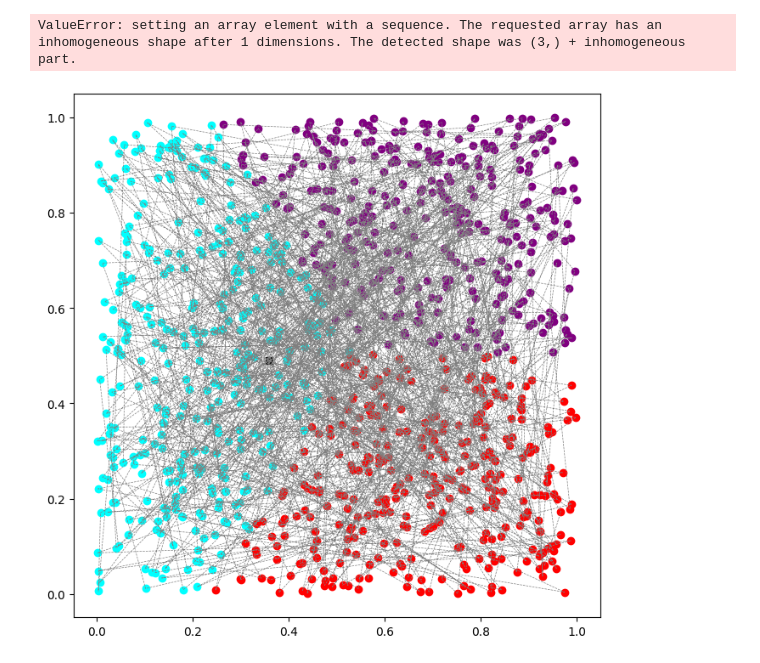
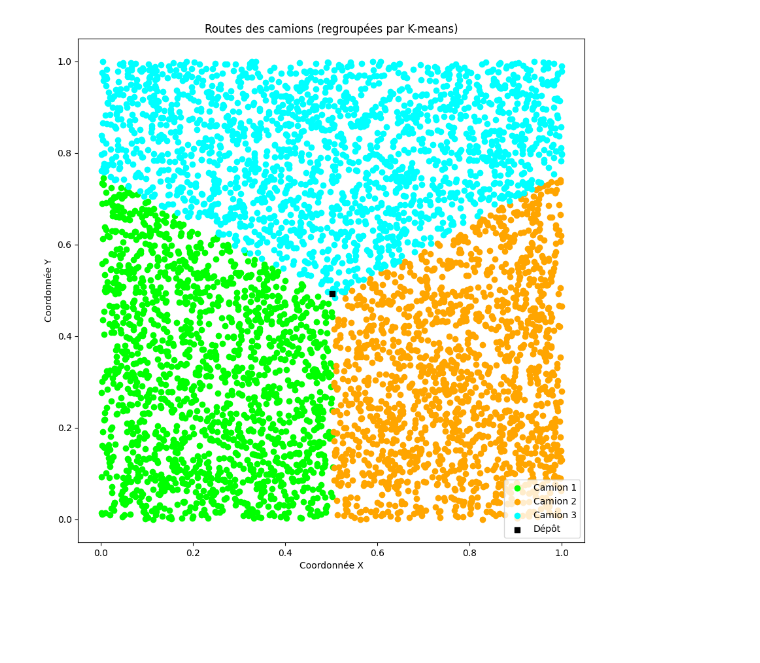
Before and after one commit to TheotimeC/VehicleRoutingProblem-ACO-GA, a Jupyter notebook: ACO.ipynb, the cells around one changed output. Cells and saved outputs as stored; diff of their text form; code cells hidden in the pictures; blank space fills up the shorter version.

Commit message:
Graph

```diff
--- a/ACO.ipynb
+++ b/ACO.ipynb
@@ -3,7 +3,7 @@ import random
 import matplotlib.pyplot as plt
 import numpy as np
 
-num_villes = 1000
+num_villes = 5000
 num_clients = num_villes - 1  # Exclure le dépôt
 
 def generate_weighted_adjacency_matrix(n):
@@ -223,17 +192,31 @@ AttributeError: 'numpy.ndarray' object has no attribute 'items'
 # %%
-import random
 import matplotlib.pyplot as plt
 import numpy as np
 from sklearn.cluster import KMeans
 
 # Définition des couleurs pour chaque camion
-colors = ['red', 'purple', 'cyan', 'c', 'm', 'y', 'k']
+colors = ['lime', 'orange', 'cyan', 'lime', 'yellow', 'orange', 'pink']
 
 # Génération de coordonnées aléatoires pour chaque ville
 coord_villes = np.random.rand(num_villes, 2)
 
+# Création des clusters pour chaque route de camion
+clusters = [[] for _ in range(num_camions)]
+
+for i, route in enumerate(camions_routes):
+    cluster = clusters[i]
+    for ville in route:
+        coord = coord_villes[ville]
+        cluster.append(coord)
+
+# Coordonnées des centres de chaque cluster
+cluster_centers = [np.mean(cluster, axis=0) for cluster in clusters]
+
+# Coordonnées du dépôt initial (centre des centres)
+depot_coord = np.mean(cluster_centers, axis=0)
+
 # Concaténation des coordonnées des points pour l'algorithme K-means
-points = np.array([coord_villes[point] for route in camions_routes for point in route[1:-1]])
+points = np.concatenate(clusters)
 
 # Nombre de clusters (basé sur le nombre de camions)
 num_clusters = num_camions
@@ -242,46 +225,34 @@ num_clusters = num_camions
 kmeans = KMeans(n_clusters=num_clusters, random_state=0)
 labels = kmeans.fit_predict(points)
 
 # Création du graphique
-plt.figure(figsize=(8, 8))
+plt.figure(figsize=(10, 10))
 
 # Parcours des points par label de cluster
 for label in range(num_clusters):
     # Filtre des points pour le cluster actuel
     cluster_points = points[labels == label]
 
     # Récupération des coordonnées x et y pour chaque point
     x = cluster_points[:, 0]
     y = cluster_points[:, 1]
 
     # Tracé des points avec une couleur aléatoire pour chaque cluster
     color = colors[label]
-    plt.scatter(x, y, color=color, label=f'Cluster {label + 1}')
+    plt.scatter(x, y, color=color, label=f'Camion {label + 1}')
 
 # Ajout du dépôt initial
-plt.scatter(coord_villes[0][0], coord_villes[0][1], color='k', marker='s', label='Dépôt')
-# Tracé des arêtes entre les villes reliées
-for route in camions_routes:
-    x = coord_villes[route, 0]
-    y = coord_villes[route, 1]
-    plt.plot(x, y, color='gray', linestyle='dashed', linewidth=0.5)
-
-# Tracé des arêtes entre les villes et le dépôt initial
-for route in camions_routes:
-    x = [coord_villes[0, 0], coord_villes[route[1:], 0], coord_villes[0, 0]]
-    y = [coord_villes[0, 1], coord_villes[route[1:], 1], coord_villes[0, 1]]
-    plt.plot(x, y, color='gray', linestyle='dashed', linewidth=0.5)
+plt.scatter(depot_coord[0], depot_coord[1], color='k', marker='s', label='Dépôt')
 
 # Affichage des légendes
 plt.legend()
 
 # Paramètres d'affichage
 plt.title('Routes des camions (regroupées par K-means)')
 plt.xlabel('Coordonnée X')
 plt.ylabel('Coordonnée Y')
 
 # Affichage du graphique
 plt.show()
 # %% [output]
-ValueError: setting an array element with a sequence. The requested array has an inhomogeneous shape after 1 dimensions. The detected shape was (3,) + inhomogeneous part.
-[figure, old version]
+[figure, new version]
```
Also changed, not shown: parts of 2 cells of this notebook.
